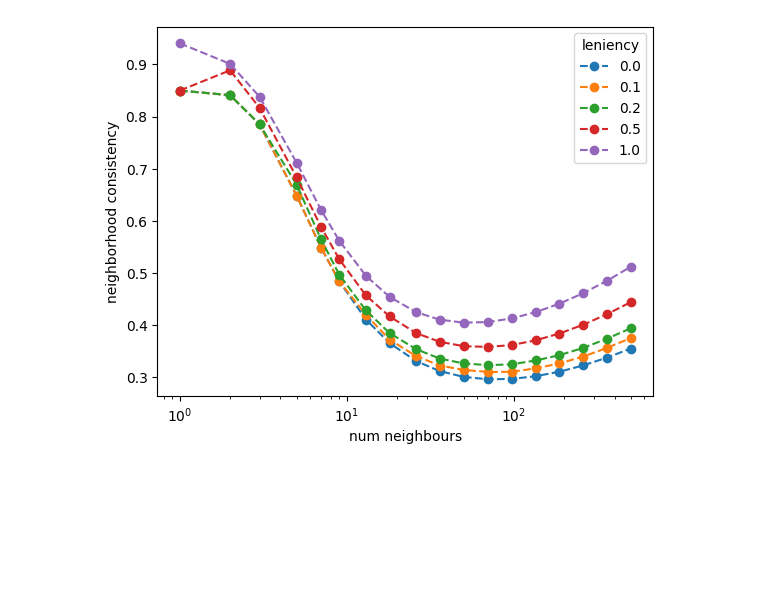
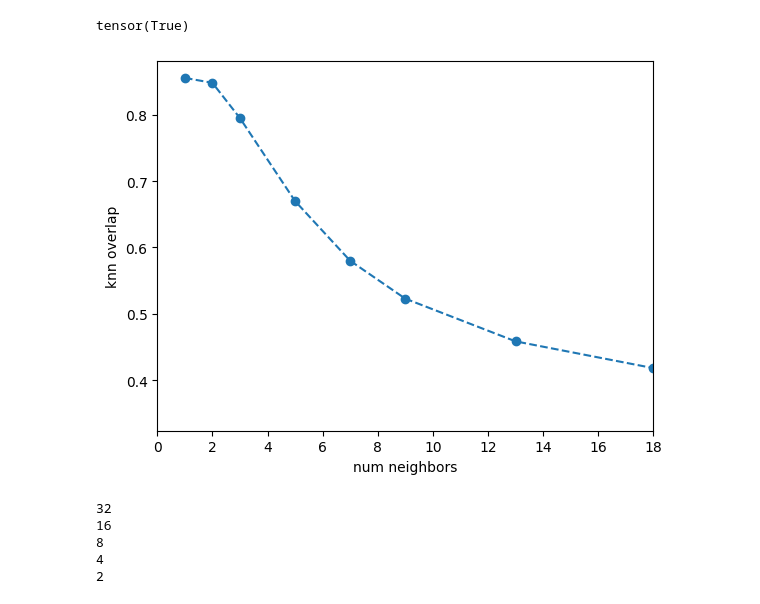
Before and after one commit to NathanSoeding/sensorium, a Jupyter notebook: small_readout_vectors/knn_consistency.ipynb, the cells around one changed output. Drawn from its saved outputs; the diff is of its cells as text; code cells hidden in the pictures; blank space fills up the shorter version.

```diff
--- a/small_readout_vectors/knn_consistency.ipynb
+++ b/small_readout_vectors/knn_consistency.ipynb
@@ -82,0 +113,5 @@ plt.show()
+# %%
+k_range = np.unique(np.geomspace(1, 100, num=10, dtype=int))
+base_curve_128, knns128 = get_curve(k_range, features_128)
+base_curve_64, knns64 = get_curve(k_range, features_64)
+base_curve_overcomplete, knns_overcomplete = get_curve(k_range, features_overcomplete)
@@ -83,11 +175,18 @@ plt.show()
+# %%
+i = 2
+(features_overcomplete[i][:, :64] == features_overcomplete[i][:, 64:]).all()
+# %% [output]
+tensor(True)
 # %%
-for leniency, curve in consistencies_dict.items():
-    plt.plot(k_range, curve, ls='--', marker='o', label=leniency)
+#for leniency, curve in consistencies_dict.items():
+plt.plot(k_range, avg_curve, ls='--', marker='o')
 
-plt.xlabel('num neighbours')
-plt.ylabel('neighborhood consistency')
-plt.xscale('log')
-plt.legend(title='leniency')
+plt.xlabel('num neighbors')
+plt.ylabel('knn overlap')
+#plt.xscale('log')
+plt.xlim(0, 18)
+#plt.legend(title='leniency')
+plt.savefig('plots/knn_overlap_zoom.png')
 plt.show()
 # %% [output]
-[figure, old version]
+[figure, new version]
@@ -93,0 +226,32 @@ plt.show()
+# %%
+ks = np.unique(np.geomspace(1, 500, num=20, dtype=int))
+knn_curves = []
+
+for i, latent_dim in enumerate(latent_dims):
+    print(latent_dim)
+    knns = []
+    for num_model in range(3):
+        autoenc_path = autoenc_paths[num_model][i]
+        autoenc = Autoenc(latent_dim=latent_dim, **autoencoder_config)
+        autoenc.load_state_dict(torch.load(autoenc_path))
+
+        features = all_features[num_model]
+        enc_features = autoenc(features).detach().numpy()
+
+        nn = NearestNeighbors(n_neighbors=ks[-1]).fit(enc_features)
+        knn = nn.kneighbors(return_distance=False)
+        knns.append(knn)
+
+    knn_curve = (
+        knn_consistency(knns[0], knns[1], ks=ks)
+        + knn_consistency(knns[0], knns[2], ks=ks)
+        + knn_consistency(knns[1], knns[2], ks=ks)
+    ) / 3
+
+    knn_curves.append(knn_curve)
+# %% [output]
+32
+16
+8
+4
+2
```
Also changed, not shown: parts of 17 cells of this notebook, 9 other files.
